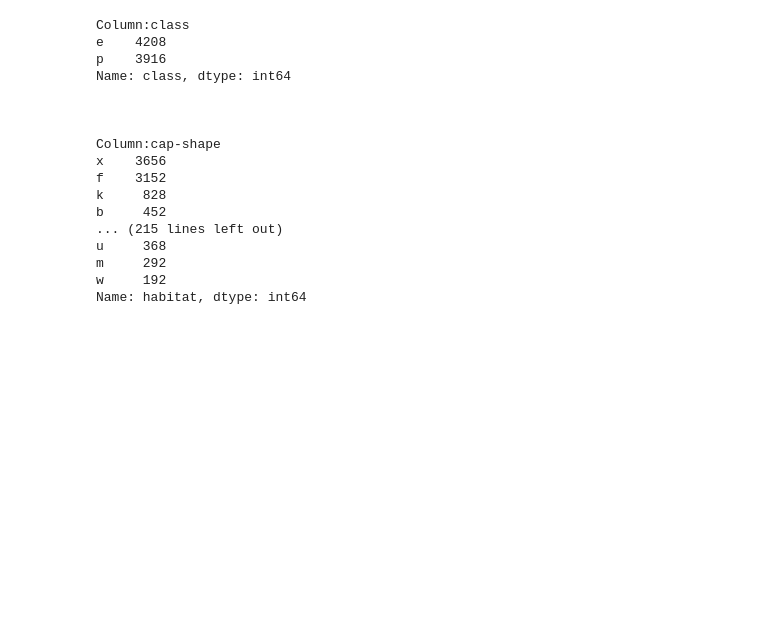
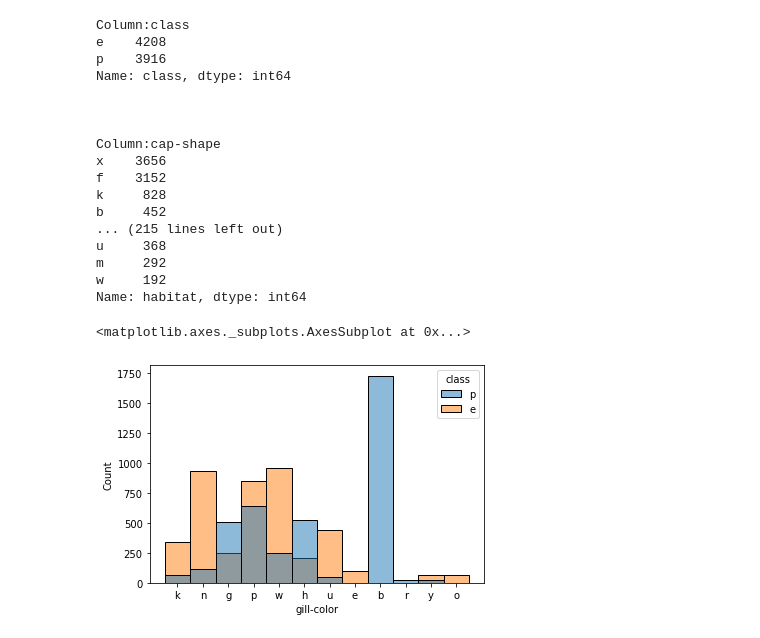
Before and after one commit to Jkhou1000/Mushroom-Classifier, a Jupyter notebook: Mushroom_Project.ipynb, the cells around one changed output. Saved outputs shown, nothing was run; the diff lists cells and outputs as text; code cells hidden in the pictures; blank space fills up the shorter version.

```diff
--- a/Mushroom_Project.ipynb
+++ b/Mushroom_Project.ipynb
@@ -83,5 +83,11 @@ u     368
 m     292
 w     192
 Name: habitat, dtype: int64
+# %%
+sns.histplot(data=df, x='gill-color', edgecolor='black',bins='auto', hue='class')
+#I have this basic graph to use as a reference for the labels, since I had to assign the values in this order
+# %% [output]
+<matplotlib.axes._subplots.AxesSubplot at 0x...>
+[figure, added]
 # %%
 labels = ['Black', 'Brown', 'Gray', 'Pink', 'White', 'Chocolate', 'Purple', 'Red', 'Buff', 'Green', 'Yellow', 'Orange']
```
Also changed, not shown: parts of 4 cells of this notebook.
